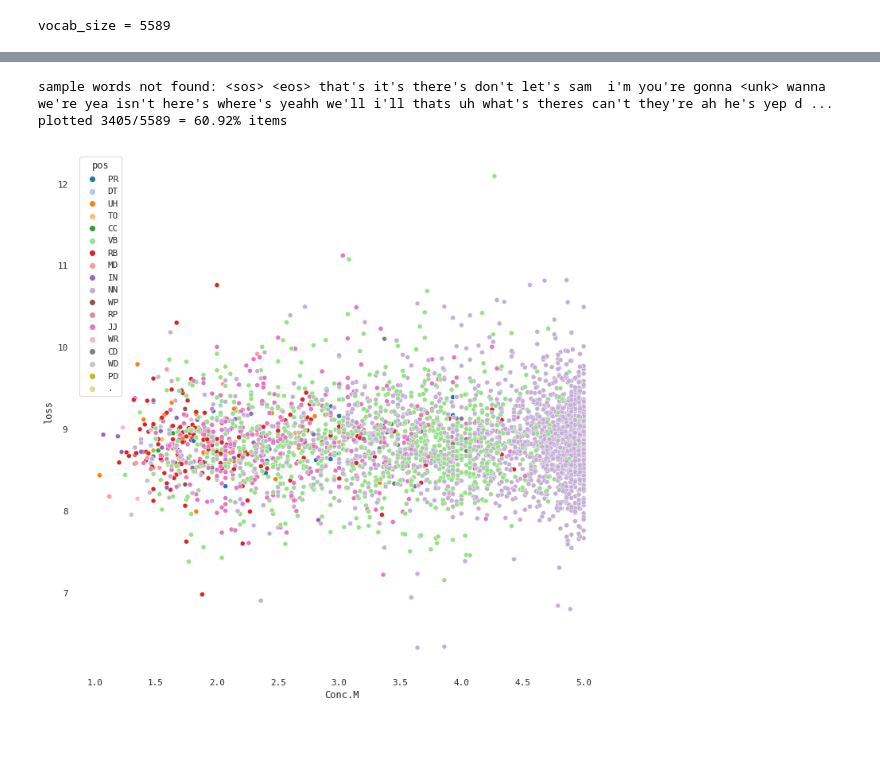
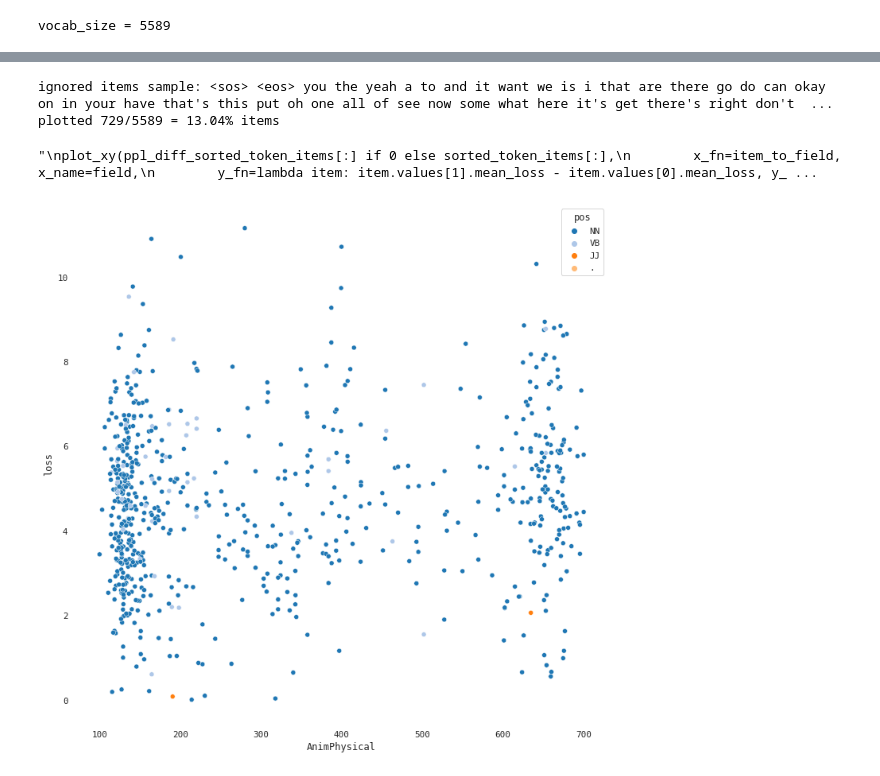
Before and after one commit to wkvong/multimodal-baby, a Jupyter notebook: notebooks/lm_clustering.ipynb, the cells around one changed output, grey strips where cells are left out. Cells and saved outputs as stored; diff of their text form; code cells hidden in the pictures; blank space fills up the shorter version.

Commit message:
add and use VanArsdall_Blunt_NormData.xlsx; refine plotting

```diff
--- a/notebooks/lm_clustering.ipynb
+++ b/notebooks/lm_clustering.ipynb
@@ -433,7 +464,7 @@ checkpoint = {
         "checkpoints/joint_lambda_mm_1.0_lambda_lm_1.0_sim_mean_embedding_type_flat_text_encoder_lstm_embedding_dim_512_dropout_i_0.5_dropout_o_0.0_fix_temperature_True_temperature_0.07_batch_size_8_optimizer_AdamW_lr_5e-05_weight_decay_0.05_val_batch_size_16_seed_0/epoch=187.ckpt",
         "checkpoints/joint_lambda_mm_0.5_lambda_lm_0.5_sim_mean_embedding_type_flat_text_encoder_lstm_embedding_dim_512_dropout_i_0.5_dropout_o_0.0_fix_temperature_True_temperature_0.07_batch_size_8_optimizer_AdamW_lr_5e-05_weight_decay_0.05_val_batch_size_16_seed_0/epoch=194.ckpt",
     ],
-}["multimodal"][5]
+}["lm"][2]
 
 print_dict_args = False
 if print_dict_args:
@@ -716,7 +747,21 @@ plot_tsne(selected_items[:200])
 # %%
-plot_concreteness_value(sorted_token_items, add_word=False)
-#plot_concreteness_value(ppl_diff_sorted_token_items if 0 else sorted_token_items, value=lambda item: item.values[1].mean_loss - item.values[0].mean_loss, value_name='loss diff', add_word=True)
+if False:
+    field = conc_field
+    item_to_field = item_to_conc
+else:
+    field = "AnimPhysical"
+    item_to_field = partial(norm_data.item_to_field, field=field)
+plot_xy(sorted_token_items[:],
+        x_fn=item_to_field, x_name=field,
+        add_word=False)
+"""
+plot_xy(ppl_diff_sorted_token_items[:] if 0 else sorted_token_items[:],
+        x_fn=item_to_field, x_name=field,
+        y_fn=lambda item: item.values[1].mean_loss - item.values[0].mean_loss, y_name='loss diff',
+        add_word=False)
+"""
 # %% [output]
-sample words not found: <sos> <eos> that's it's there's don't let's sam  i'm you're gonna <unk> wanna we're yea isn't here's where's yeahh we'll i'll thats uh what's theres can't they're ah he's yep d ...
-plotted 3405/5589 = 60.92% items
+ignored items sample: <sos> <eos> you the yeah a to and it want we is i that are there go do can okay on in your have that's this put oh one all of see now some what here it's get there's right don't  ...
+plotted 729/5589 = 13.04% items
+"\nplot_xy(ppl_diff_sorted_token_items[:] if 0 else sorted_token_items[:],\n        x_fn=item_to_field, x_name=field,\n        y_fn=lambda item: item.values[1].mean_loss - item.values[0].mean_loss, y_ ...
-[figure, old version]
+[figure, new version]
```
Also changed, not shown: parts of 8 cells of this notebook.
